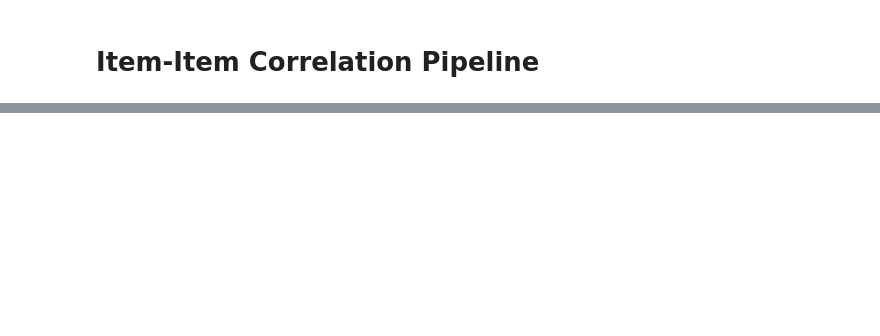
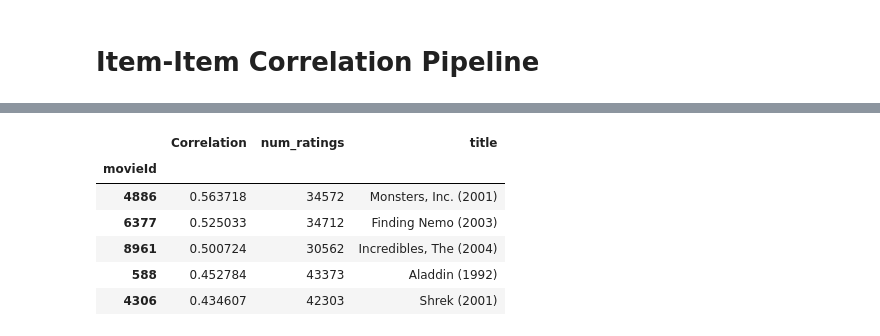
Before and after one commit to jeremylee73/bestclass-recommender, a Jupyter notebook: MovieLens Experimentation.ipynb, the cells around one changed output, grey strips where cells are left out. Drawn from its saved outputs; the diff is of its cells as text; code cells hidden in the pictures; blank space fills up the shorter version.

```diff
--- a/MovieLens Experimentation.ipynb
+++ b/MovieLens Experimentation.ipynb
@@ -451,0 +475,47 @@ item_corr_pipeline(1, 5)
+# %%
+import math
+
+def item_corr_filtering_pipeline(movie_id, k):
+    # Getting user ratings and correlations
+    user_ratings = moviemat[movie_id]
+    similar_movies = moviemat.corrwith(user_ratings)
+
+    corr_movie = pd.DataFrame(similar_movies, columns=["Correlation"])
+    corr_movie.dropna(inplace=True)
+
+    # Sorting and labeling movies
+    titles = []
+    num_ratings_lst = []
+    for mov_id in corr_movie.index:
+        num_ratings_lst.append(rating_counts[mov_id])
+
+        title = movies.loc[movies.movieId == mov_id, "title"].values
+        if len(title) == 0:
+            titles.append(np.nan)
+        else:
+            titles.append(title[0])
+
+    corr_movie["num_ratings"] = num_ratings_lst
+    corr_movie["title"] = titles
+
+    # Filtering for movies with above sqrt(num_ratings of movie)
+    movie_num_ratings = corr_movie.loc[corr_movie.index == movie_id, "num_ratings"].values[0]
+    corr_movie = corr_movie[corr_movie["num_ratings"] >= movie_num_ratings / 2]
+
+    sorted_corr = corr_movie.sort_values(by=["Correlation", "num_ratings"], ascending=False)
+
+    # Removing original movie
+    movie_title = movies.loc[movies.movieId == movie_id, "title"].values[0]
+    sorted_corr = sorted_corr[sorted_corr.title != movie_title]
+
+    return sorted_corr.head(k)
+# %%
+item_corr_filtering_pipeline(1, 5)
+# %% [output]
+|  | Correlation | num_ratings | title |
+| movieId |  |  |  |
+| 4886 | 0.563718 | 34572 | Monsters, Inc. (2001) |
+| 6377 | 0.525033 | 34712 | Finding Nemo (2003) |
+| 8961 | 0.500724 | 30562 | Incredibles, The (2004) |
+| 588 | 0.452784 | 43373 | Aladdin (1992) |
+| 4306 | 0.434607 | 42303 | Shrek (2001) |
```
Also changed, not shown: parts of 11 cells of this notebook.
